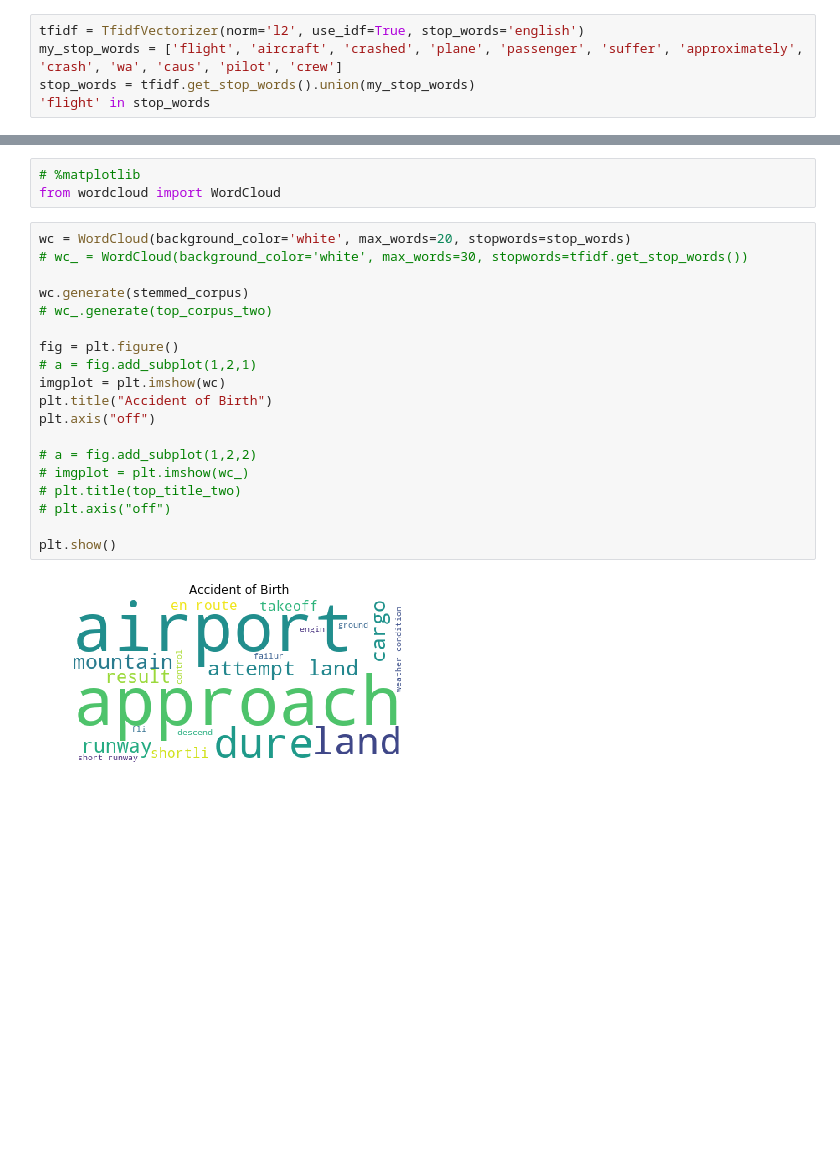
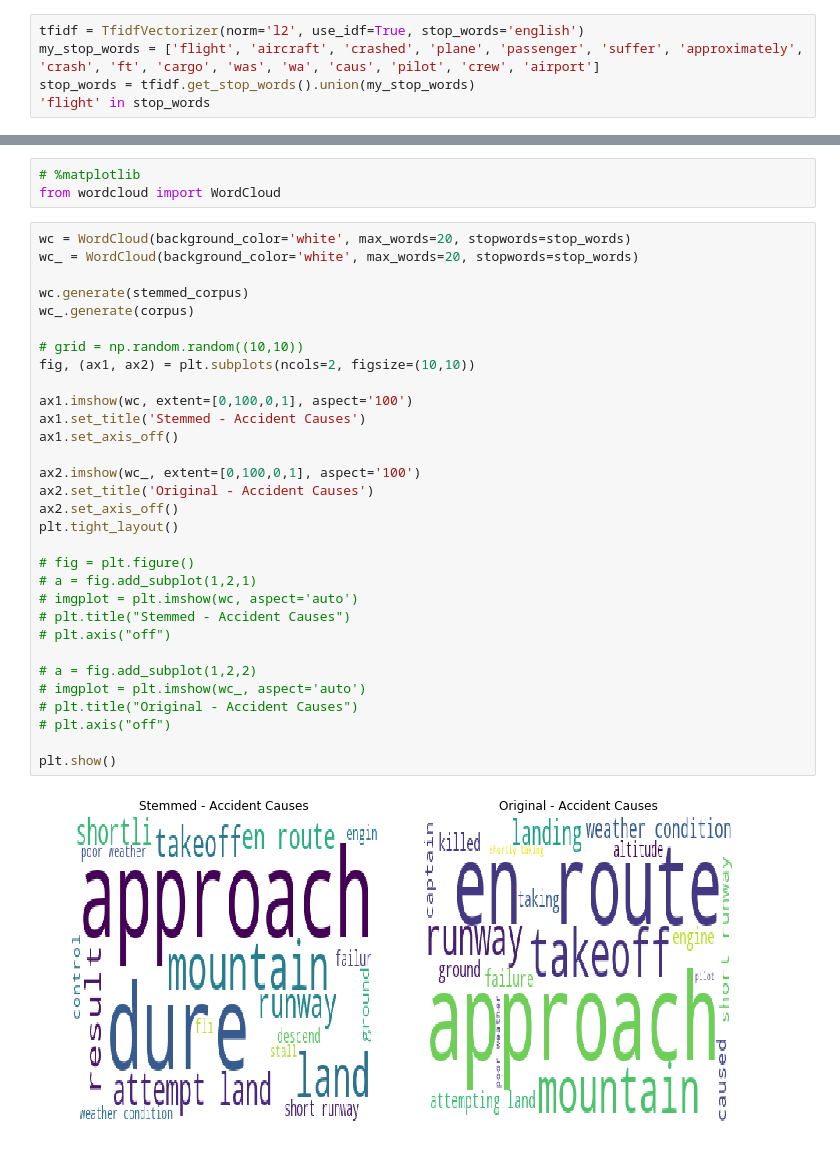
Before and after one commit to bjuncklaus/AirplaneCrashes, a Jupyter notebook: crashes_cluster.ipynb, the cells around one changed output, grey strips where cells are left out. Drawn from its saved outputs; the diff is of its cells as text; blank space fills up the shorter version.

Commit message:
More stop words, plotting stemmed and original text wordcloud, improving the subplotting by making the image slight bigger.

```diff
--- a/crashes_cluster.ipynb
+++ b/crashes_cluster.ipynb
@@ -77,7 +77,7 @@ stemmed_corpus = stem(corpus) # corpus is a numpy array FIXME
 from sklearn.feature_extraction.text import TfidfVectorizer
 # %%
 tfidf = TfidfVectorizer(norm='l2', use_idf=True, stop_words='english')
-my_stop_words = ['flight', 'aircraft', 'crashed', 'plane', 'passenger', 'suffer', 'approximately', 'crash', 'wa', 'caus', 'pilot', 'crew']
+my_stop_words = ['flight', 'aircraft', 'crashed', 'plane', 'passenger', 'suffer', 'approximately', 'crash', 'ft', 'cargo', 'was', 'wa', 'caus', 'pilot', 'crew', 'airport']
 stop_words = tfidf.get_stop_words().union(my_stop_words)
 'flight' in stop_words
 # %% [output]
@@ -87,22 +87,34 @@ True
 from wordcloud import WordCloud
 # %%
 wc = WordCloud(background_color='white', max_words=20, stopwords=stop_words)
-# wc_ = WordCloud(background_color='white', max_words=30, stopwords=tfidf.get_stop_words())
+wc_ = WordCloud(background_color='white', max_words=20, stopwords=stop_words)
 
 wc.generate(stemmed_corpus)
-# wc_.generate(top_corpus_two)
+wc_.generate(corpus)
 
-fig = plt.figure()
+# grid = np.random.random((10,10))
+fig, (ax1, ax2) = plt.subplots(ncols=2, figsize=(10,10))
+
+ax1.imshow(wc, extent=[0,100,0,1], aspect='100')
+ax1.set_title('Stemmed - Accident Causes')
+ax1.set_axis_off()
+
+ax2.imshow(wc_, extent=[0,100,0,1], aspect='100')
+ax2.set_title('Original - Accident Causes')
+ax2.set_axis_off()
+plt.tight_layout()
+
+# fig = plt.figure()
 # a = fig.add_subplot(1,2,1)
-imgplot = plt.imshow(wc)
-plt.title("Accident of Birth")
-plt.axis("off")
+# imgplot = plt.imshow(wc, aspect='auto')
+# plt.title("Stemmed - Accident Causes")
+# plt.axis("off")
 
 # a = fig.add_subplot(1,2,2)
-# imgplot = plt.imshow(wc_)
-# plt.title(top_title_two)
+# imgplot = plt.imshow(wc_, aspect='auto')
+# plt.title("Original - Accident Causes")
 # plt.axis("off")
 
 plt.show()
 # %% [output]
-[figure, old version]
+[figure, new version]
```
Also changed, not shown: parts of 1 cell of this notebook.
